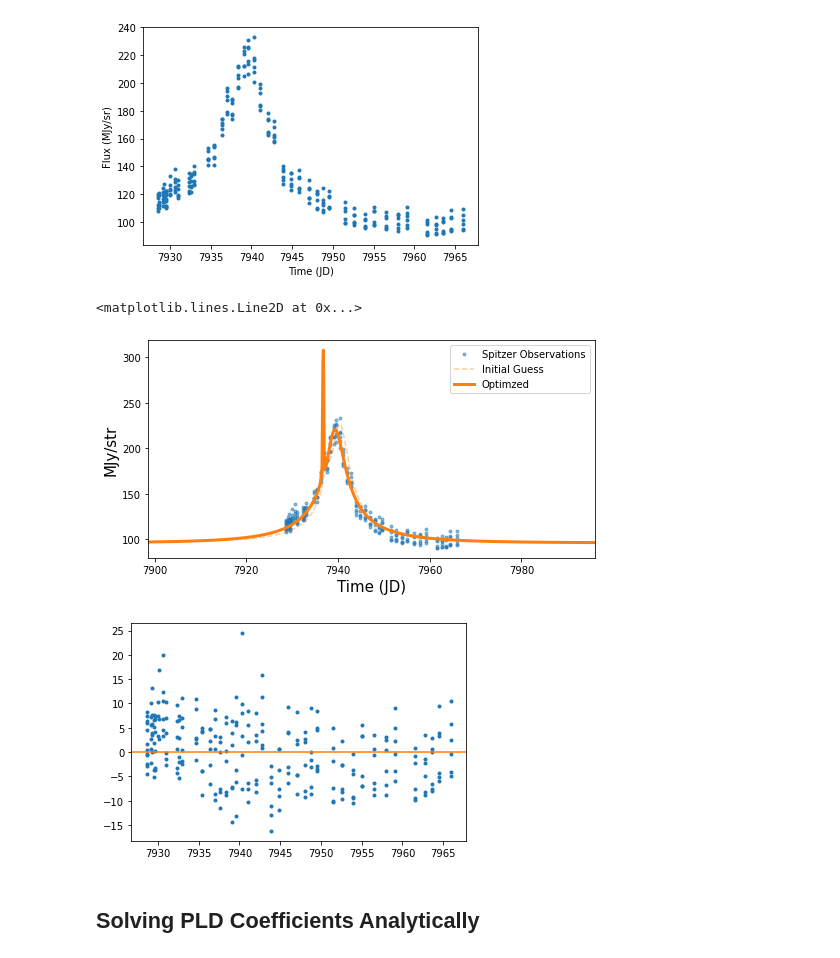
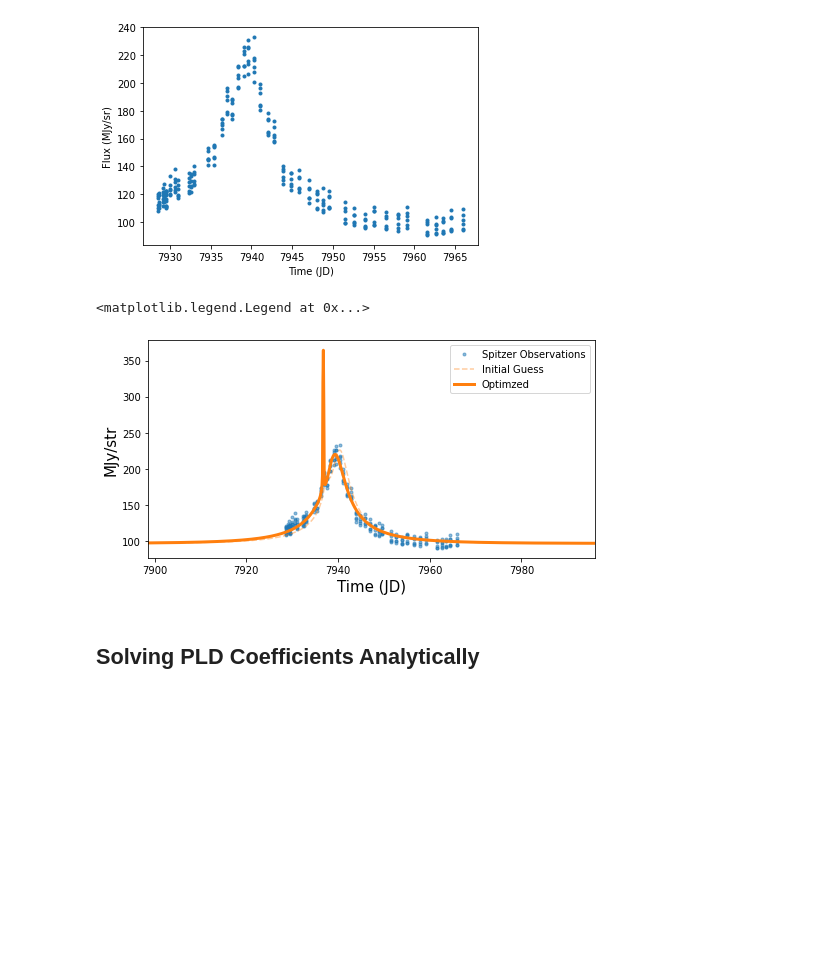
Before and after one commit to tbctk/tbk-Spitzer-ulens, a Jupyter notebook: Spitzer-ulens_Tutorial.ipynb, the cells around one changed output. Cells and saved outputs as stored; diff of their text form; code cells hidden in the pictures; blank space fills up the shorter version.

```diff
--- a/Spitzer-ulens_Tutorial.ipynb
+++ b/Spitzer-ulens_Tutorial.ipynb
@@ -75,11 +76,10 @@ plt.show()
 ## Least-Squares Fit
 # %%
 # Get raw photometry, error, and binned error
-PTOT,PTOT_E,E_BIN = event.aperture_photometry()
-# Flatten in chronological order for plotting purposes
-time,ptot = event.chrono_flatten(PTOT)
+ptot,ptot_err,err_bin = event.aperture_photometry()
+times = event.TIMES
 # Plot our raw data so that we can make some parameter estimates.
-plt.plot(time,ptot,'.')
+plt.plot(times.ravel(),ptot.ravel(),'.')
 plt.xlabel('Time (JD)')
 plt.ylabel('Flux (MJy/sr)')
 # %% [output]
@@ -109,17 +109,27 @@ bounds = ([0,0,0,-np.inf,0,7920,-np.inf,0,0],[np.inf,np.inf,np.inf,np.inf,np.inf
 # Fancy parameter labels
 fancylabels = np.array([r'$s$', r'$q$', r'$\rho$', r'$alpha$', r'$t_E$', r'$t_0$', r'$u_0$', r'$f_b$', r'$f_s$'])
 # %%
-# Obtain raw photometry and errors
-PTOT,PTOT_E,E_BIN = event.aperture_photometry()
 # Perform LM fit and plot resulting curve
-popt,perr,bestfit,resi_pre,timeplot,lcoptim = event.modelfit(MODELFUNC,p0,PTOT,makeplots=True,bounds=bounds)
-plt.figure()
-plt.plot(event.chrono_flatten()[0],resi_pre,'.')
-plt.axhline(color='C1')
+popt, pcov = opt.curve_fit(f=MODELFUNC,xdata=times.ravel(),ydata=ptot.ravel(),p0=p0,bounds=bounds)
+perr = np.sqrt(np.diag(pcov)) # assuming uncorrelated
+bestfit = MODELFUNC(times.ravel(),*popt)
+resi_pre = ptot.ravel()-bestfit
+
+# Plot results
+timeplot = np.linspace(np.min(times.ravel())-30, np.max(times.ravel())+30, 1000)
+lcguess = MODELFUNC(timeplot,*p0)
+lcoptim = MODELFUNC(timeplot,*popt)
+fig = plt.figure(figsize = (8,4))
+plt.plot(times.ravel(), ptot.ravel(), '.', label='Spitzer Observations', alpha=0.5)
+plt.plot(timeplot, lcguess, '--', label='Initial Guess', alpha=0.4)
+plt.plot(timeplot, lcoptim, label='Optimzed', color='C1', linewidth=3)
+plt.xlabel('Time (JD)', fontsize=15)
+plt.ylabel('MJy/str', fontsize=15)
+plt.xlim(np.min(timeplot), np.max(timeplot))
+plt.legend()
 # %% [output]
-<matplotlib.lines.Line2D at 0x...>
+<matplotlib.legend.Legend at 0x...>
-[figure, old version]
+[figure, new version]
-[figure, removed]
 # %% [markdown]
 ## Solving PLD Coefficients Analytically
 # %%
```
Also changed, not shown: parts of 9 cells of this notebook.
